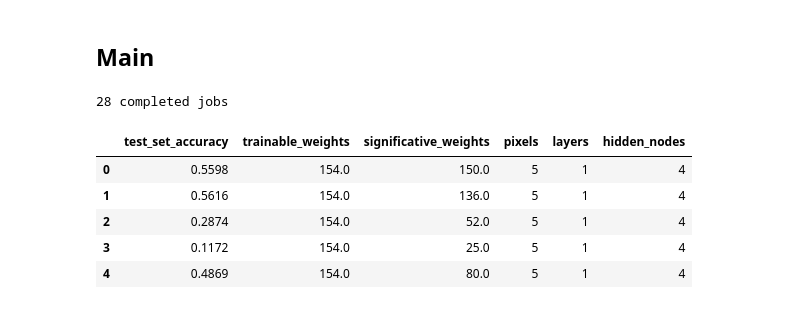
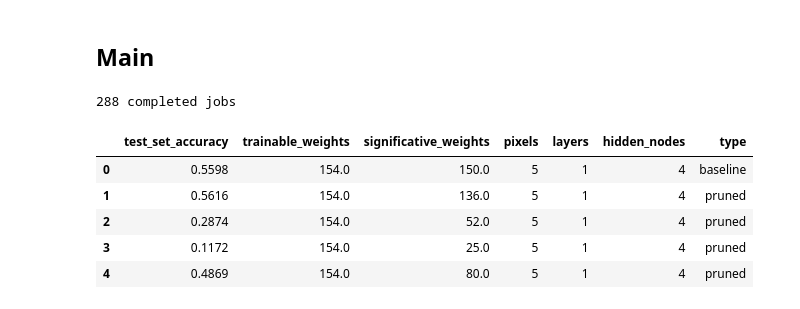
Before and after one commit to takeshimg92/DeepCRN, a Jupyter notebook: notebooks/Pareto Analysis.ipynb, the cells around one changed output. Cells and saved outputs as stored; diff of their text form; code cells hidden in the pictures.

```diff
--- a/notebooks/Pareto Analysis.ipynb
+++ b/notebooks/Pareto Analysis.ipynb
@@ -1,6 +1,7 @@
 # %%
 RUNS_TO_STUDY = [
-    'include_pruning_20201119'
+    'include_pruning_20201119',
+#     'include_pruning_refactor_20201119'
 ]
 
 RELATIVE_PATH_TO_SRC = '../src' # where this notebook is wrt to file containing the pareto simulation
@@ -62,27 +64,27 @@ def load_simulaton_results(run_id):
     data = []
     for path in tqdm(paths):
         # read baseline model info
-        data.append(read_info_from_folder(path))
+        data.append({**read_info_from_folder(path), 'type': 'baseline'})
 
         # read pruned folders
         pruned_paths = glob.glob(os.path.join(path, 'pruned_*'))
         for ppath in pruned_paths:
-            data.append(read_info_from_folder(ppath))
+            data.append({**read_info_from_folder(ppath), 'type': 'pruned'})
 
     return pd.DataFrame(data)
 # %% [markdown]
 ## Main
 # %%
-sim_res = load_simulaton_results(RUNS_TO_STUDY[0])
+sim_res = pd.concat([load_simulaton_results(run) for run in RUNS_TO_STUDY])
 sim_res.head()
 # %% [output]
-28 completed jobs
+288 completed jobs
-|  | test_set_accuracy | trainable_weights | significative_weights | pixels | layers | hidden_nodes |
-| 0 | 0.5598 | 154.0 | 150.0 | 5 | 1 | 4 |
-| 1 | 0.5616 | 154.0 | 136.0 | 5 | 1 | 4 |
-| 2 | 0.2874 | 154.0 | 52.0 | 5 | 1 | 4 |
-| 3 | 0.1172 | 154.0 | 25.0 | 5 | 1 | 4 |
-| 4 | 0.4869 | 154.0 | 80.0 | 5 | 1 | 4 |
+|  | test_set_accuracy | trainable_weights | significative_weights | pixels | layers | hidden_nodes | type |
+| 0 | 0.5598 | 154.0 | 150.0 | 5 | 1 | 4 | baseline |
+| 1 | 0.5616 | 154.0 | 136.0 | 5 | 1 | 4 | pruned |
+| 2 | 0.2874 | 154.0 | 52.0 | 5 | 1 | 4 | pruned |
+| 3 | 0.1172 | 154.0 | 25.0 | 5 | 1 | 4 | pruned |
+| 4 | 0.4869 | 154.0 | 80.0 | 5 | 1 | 4 | pruned |
 # %%
 # column names
 accuracy_col = 'test_set_accuracy'
```
Also changed, not shown: parts of 8 cells of this notebook, 1 other file.
